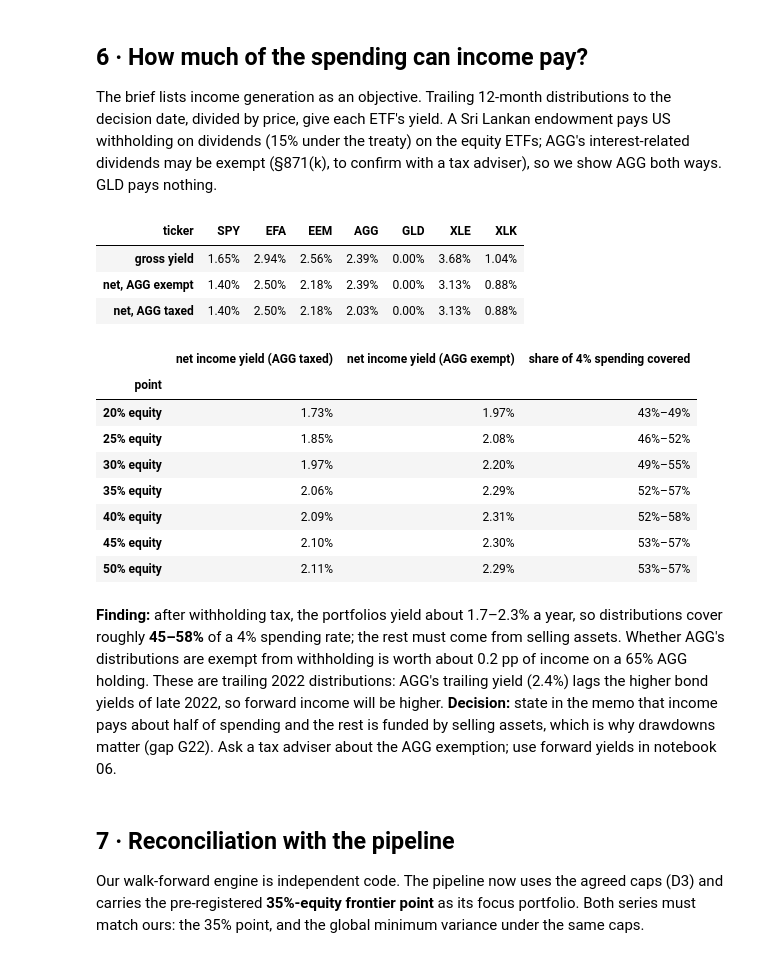
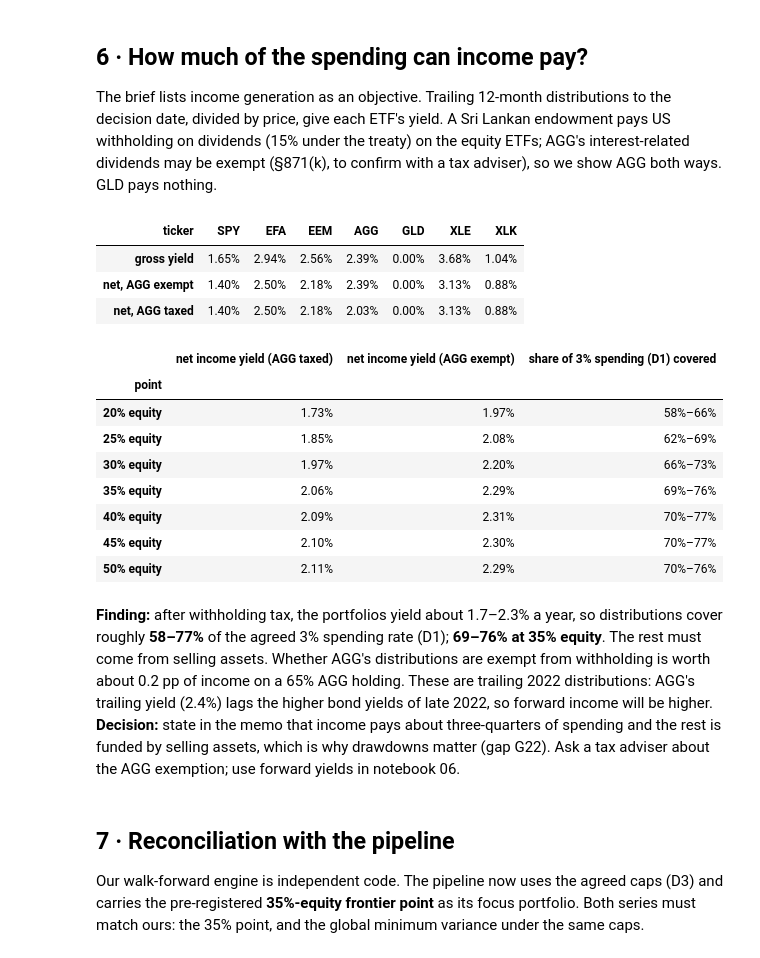
Before and after one commit to Pasidu-Mihiranga/QuantEdge, a Jupyter notebook: notebooks/02_portfolio_frontier.ipynb, the cells around one changed output. Cells and saved outputs as stored; diff of their text form; code cells hidden in the pictures.

```diff
--- a/notebooks/02_portfolio_frontier.ipynb
+++ b/notebooks/02_portfolio_frontier.ipynb
@@ -397,34 +397,34 @@ The brief lists income generation as an objective. Trailing 12-month distributio
 # %%
 last = R.index[-1]
 yield_ = div.loc[last - pd.Timedelta(days=365):last].sum() / close.loc[last]
 wht = pd.Series({t: 0.15 if t in EQUITY else 0.0 for t in TICKERS})
 net_exempt = yield_ * (1 - wht)
 net_taxed = yield_ * (1 - wht.where(wht > 0, 0.15).where(pd.Index(TICKERS) != "GLD", 0.0))
 inc = pd.DataFrame({"gross yield": yield_, "net, AGG exempt": net_exempt, "net, AGG taxed": net_taxed}).T
 display(inc.style.format("{:.2%}"))
 rows = []
 for name, w in front[TICKERS].iterrows():
     lo_, hi_ = float(w @ net_taxed), float(w @ net_exempt)
     rows.append({"point": name, "net income yield (AGG taxed)": lo_, "net income yield (AGG exempt)": hi_,
-                 "share of 4% spending covered": f"{lo_ / 0.04:.0%}–{hi_ / 0.04:.0%}"})
+                 "share of 3% spending (D1) covered": f"{lo_ / 0.03:.0%}–{hi_ / 0.03:.0%}"})
 pd.DataFrame(rows).set_index("point").style.format({c: "{:.2%}" for c in ["net income yield (AGG taxed)", "net income yield (AGG exempt)"]})
 # %% [output]
 | ticker | SPY | EFA | EEM | AGG | GLD | XLE | XLK |
 | gross yield | 1.65% | 2.94% | 2.56% | 2.39% | 0.00% | 3.68% | 1.04% |
 | net, AGG exempt | 1.40% | 2.50% | 2.18% | 2.39% | 0.00% | 3.13% | 0.88% |
 | net, AGG taxed | 1.40% | 2.50% | 2.18% | 2.03% | 0.00% | 3.13% | 0.88% |
-|  | net income yield (AGG taxed) | net income yield (AGG exempt) | share of 4% spending covered |
+|  | net income yield (AGG taxed) | net income yield (AGG exempt) | share of 3% spending (D1) covered |
 | point |  |  |  |
-| 20% equity | 1.73% | 1.97% | 43%–49% |
-| 25% equity | 1.85% | 2.08% | 46%–52% |
-| 30% equity | 1.97% | 2.20% | 49%–55% |
-| 35% equity | 2.06% | 2.29% | 52%–57% |
-| 40% equity | 2.09% | 2.31% | 52%–58% |
-| 45% equity | 2.10% | 2.30% | 53%–57% |
-| 50% equity | 2.11% | 2.29% | 53%–57% |
+| 20% equity | 1.73% | 1.97% | 58%–66% |
+| 25% equity | 1.85% | 2.08% | 62%–69% |
+| 30% equity | 1.97% | 2.20% | 66%–73% |
+| 35% equity | 2.06% | 2.29% | 69%–76% |
+| 40% equity | 2.09% | 2.31% | 70%–77% |
+| 45% equity | 2.10% | 2.30% | 70%–77% |
+| 50% equity | 2.11% | 2.29% | 70%–76% |
 # %% [markdown]
-**Finding:** after withholding tax, the portfolios yield about 1.7–2.3% a year, so distributions cover roughly **45–58%** of a 4% spending rate; the rest must come from selling assets. Whether AGG's distributions are exempt from withholding is worth about 0.2 pp of income on a 65% AGG holding. These are trailing 2022 distributions: AGG's trailing yield (2.4%) lags the higher bond yields of late 2022, so forward income will be higher.
-**Decision:** state in the memo that income pays about half of spending and the rest is funded by selling assets, which is why drawdowns matter (gap G22). Ask a tax adviser about the AGG exemption; use forward yields in notebook 06.
+**Finding:** after withholding tax, the portfolios yield about 1.7–2.3% a year, so distributions cover roughly **58–77%** of the agreed 3% spending rate (D1); **69–76% at 35% equity**. The rest must come from selling assets. Whether AGG's distributions are exempt from withholding is worth about 0.2 pp of income on a 65% AGG holding. These are trailing 2022 distributions: AGG's trailing yield (2.4%) lags the higher bond yields of late 2022, so forward income will be higher.
+**Decision:** state in the memo that income pays about three-quarters of spending and the rest is funded by selling assets, which is why drawdowns matter (gap G22). Ask a tax adviser about the AGG exemption; use forward yields in notebook 06.
 # %% [markdown]
 ## 7 · Reconciliation with the pipeline
 
```
Also changed, not shown: 51 other files.
